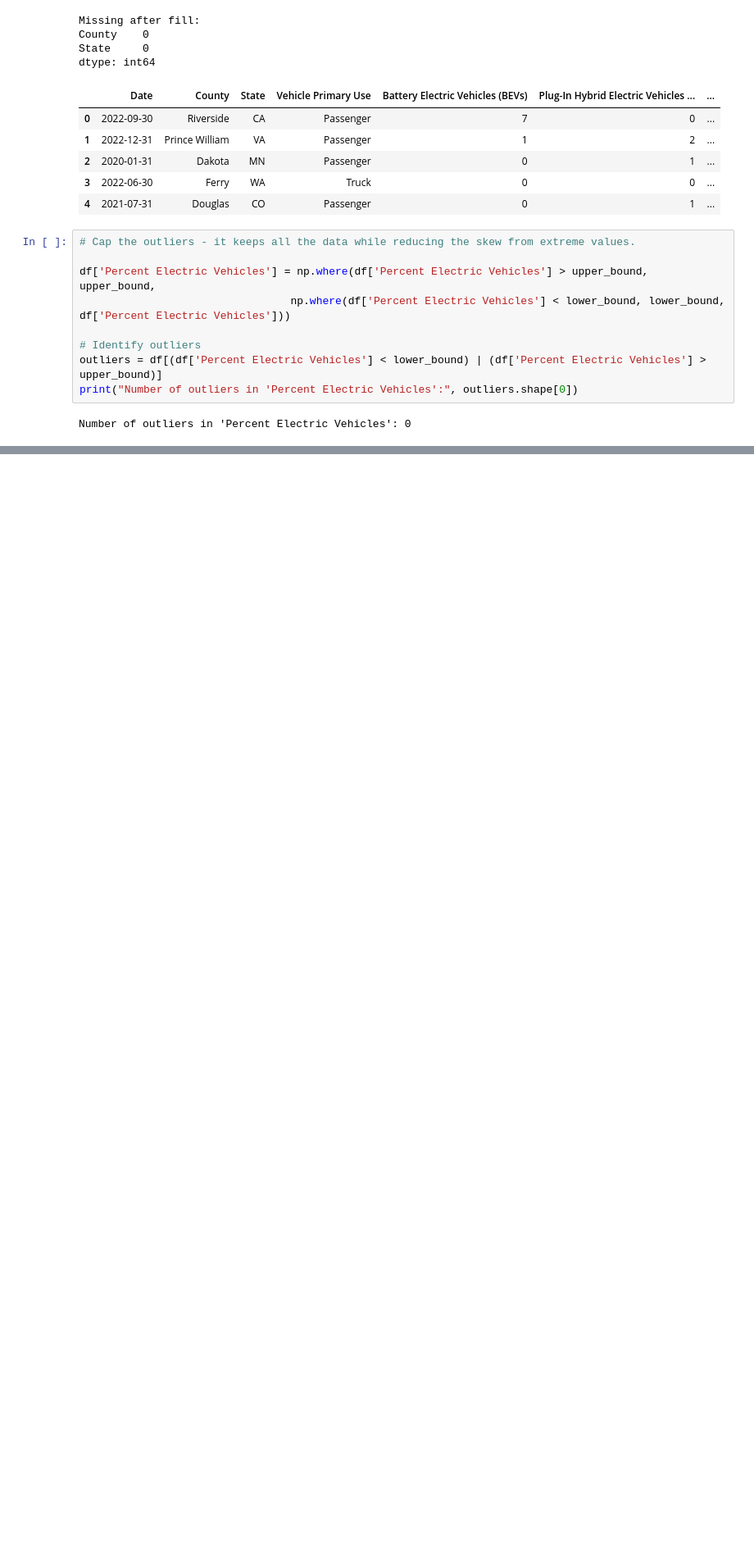
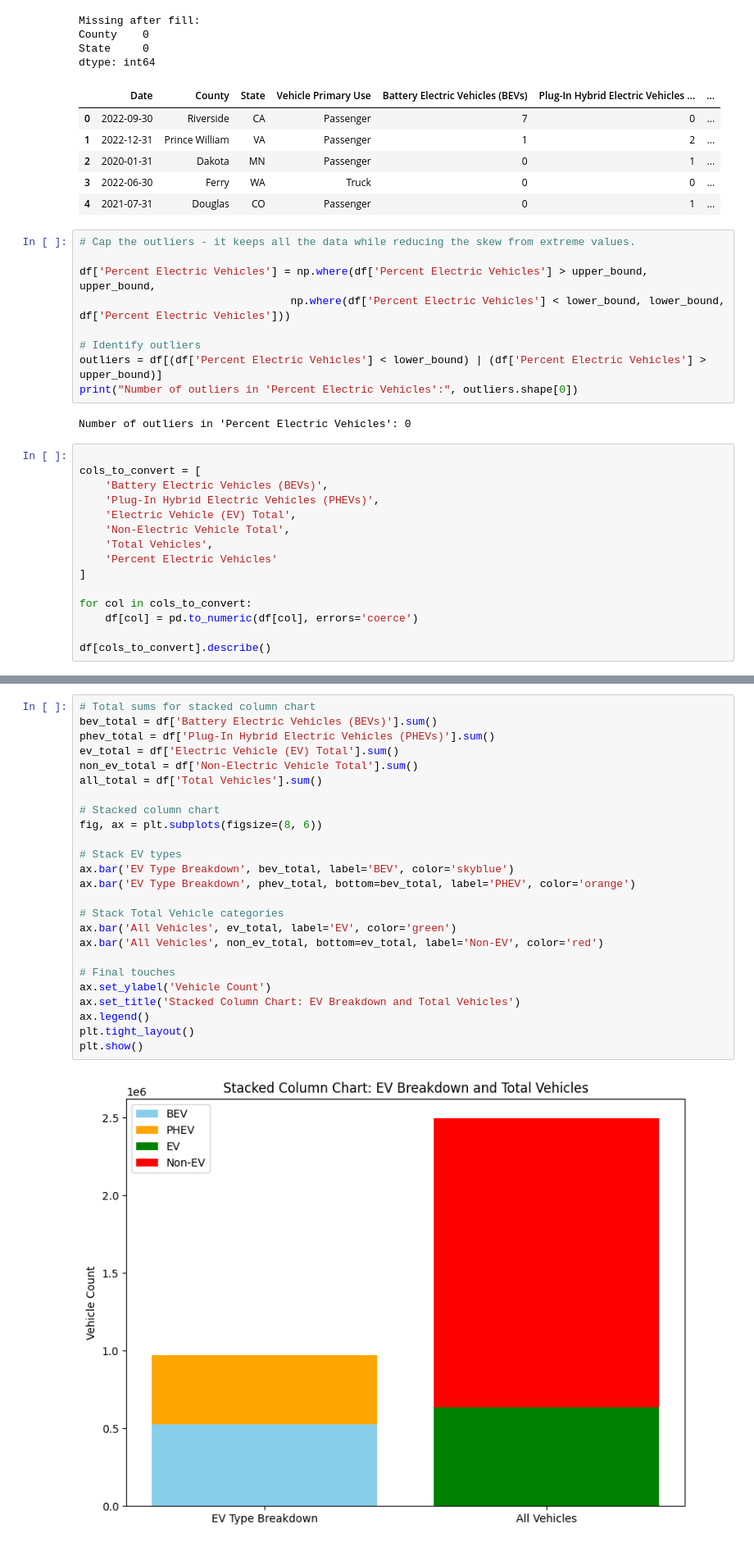
Before and after one commit to lavanyamr0306/electric_vechile_demand_prediction, a Jupyter notebook: electric_vechile_predictions.ipynb, the cells around one changed output, grey strips where cells are left out. Shown: that part at 82% size. Cells and saved outputs as stored; diff of their text form; blank space fills up the shorter version.

```diff
--- a/electric_vechile_predictions.ipynb
+++ b/electric_vechile_predictions.ipynb
@@ -119,3 +118,18 @@ outliers = df[(df['Percent Electric Vehicles'] < lower_bound) | (df['Percent Ele
 print("Number of outliers in 'Percent Electric Vehicles':", outliers.shape[0])
 # %% [output]
 Number of outliers in 'Percent Electric Vehicles': 0
+# %%
+
+cols_to_convert = [
+    'Battery Electric Vehicles (BEVs)',
+    'Plug-In Hybrid Electric Vehicles (PHEVs)',
+    'Electric Vehicle (EV) Total',
+    'Non-Electric Vehicle Total',
+    'Total Vehicles',
+    'Percent Electric Vehicles'
+]
+
+for col in cols_to_convert:
+    df[col] = pd.to_numeric(df[col], errors='coerce')
+
+df[cols_to_convert].describe()
@@ -121,0 +167,27 @@ Number of outliers in 'Percent Electric Vehicles': 0
+# %%
+# Total sums for stacked column chart
+bev_total = df['Battery Electric Vehicles (BEVs)'].sum()
+phev_total = df['Plug-In Hybrid Electric Vehicles (PHEVs)'].sum()
+ev_total = df['Electric Vehicle (EV) Total'].sum()
+non_ev_total = df['Non-Electric Vehicle Total'].sum()
+all_total = df['Total Vehicles'].sum()
+
+# Stacked column chart
+fig, ax = plt.subplots(figsize=(8, 6))
+
+# Stack EV types
+ax.bar('EV Type Breakdown', bev_total, label='BEV', color='skyblue')
+ax.bar('EV Type Breakdown', phev_total, bottom=bev_total, label='PHEV', color='orange')
+
+# Stack Total Vehicle categories
+ax.bar('All Vehicles', ev_total, label='EV', color='green')
+ax.bar('All Vehicles', non_ev_total, bottom=ev_total, label='Non-EV', color='red')
+
+# Final touches
+ax.set_ylabel('Vehicle Count')
+ax.set_title('Stacked Column Chart: EV Breakdown and Total Vehicles')
+ax.legend()
+plt.tight_layout()
+plt.show()
+# %% [output]
+[figure, added]
```
Also changed, not shown: parts of 28 cells of this notebook.
